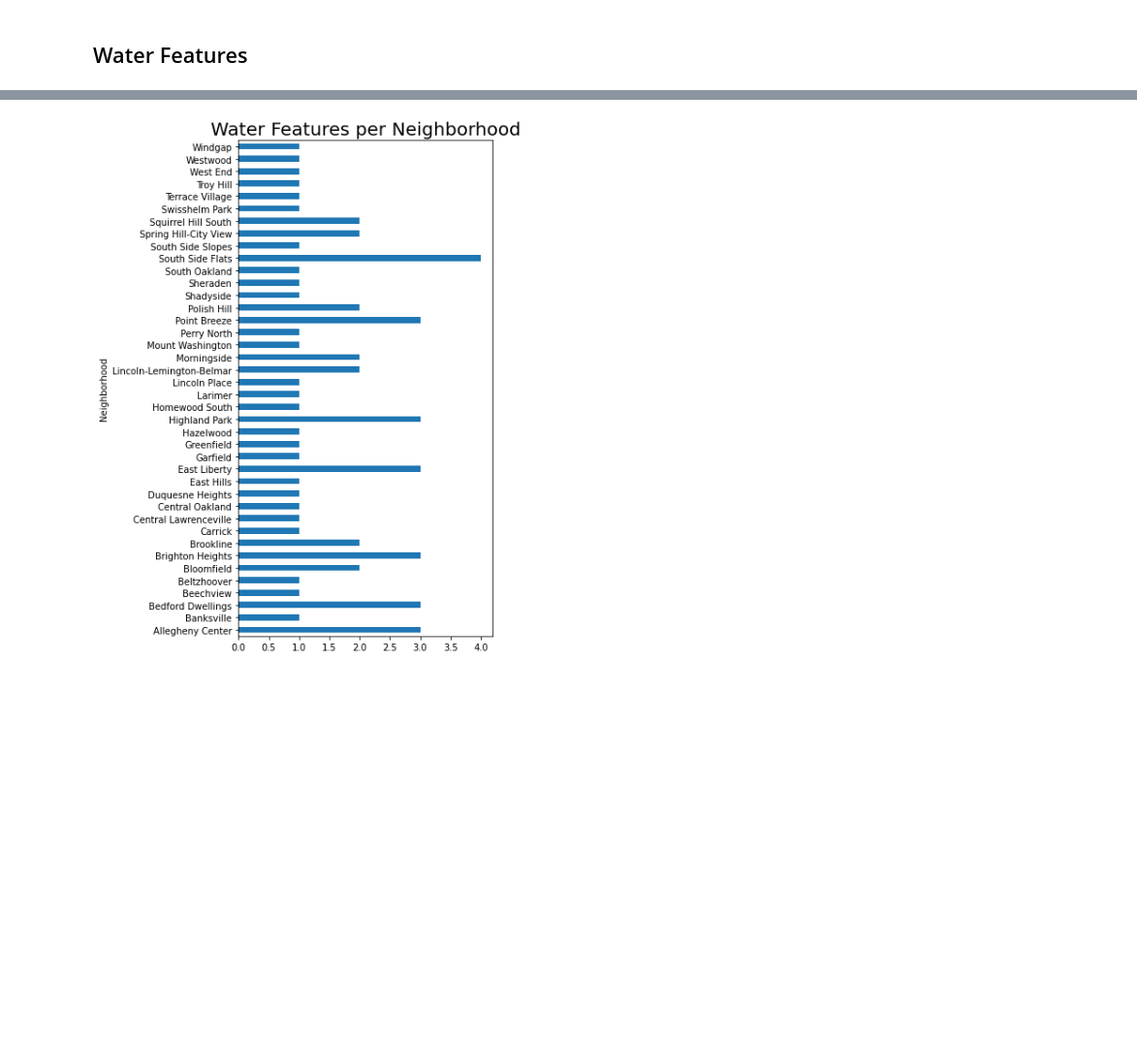
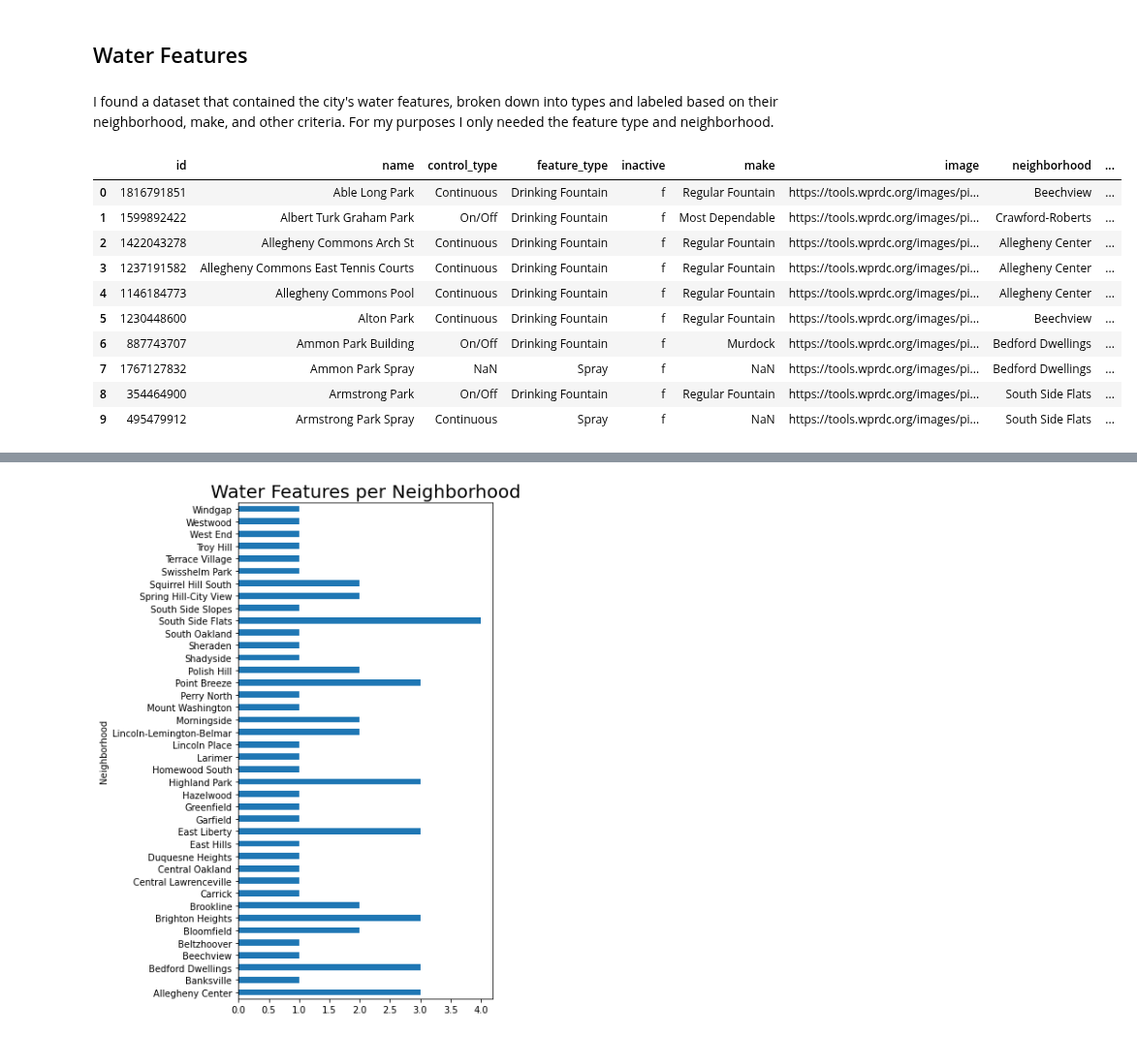
Before and after one commit to pjp401/CMPINF0010-Final-Project, a Jupyter notebook: FinalProject.ipynb, the cells around one changed output, grey strips where cells are left out. Shown at 97% size. Cells and saved outputs as stored; diff of their text form; code cells hidden in the pictures; blank space fills up the shorter version.

```diff
--- a/FinalProject.ipynb
+++ b/FinalProject.ipynb
@@ -36,12 +36,21 @@ trafficLights
 779 rows × 16 columns
 # %% [markdown]
 ## Water Features
+# %% [markdown]
+I found a dataset that contained the city's water features, broken down into types and labeled based on their neighborhood, make, and other criteria. For my purposes I only needed the feature type and neighborhood.
 # %%
 #https://data.wprdc.org/datastore/dump/513290a6-2bac-4e41-8029-354cbda6a7b7
 waterFeatures = pd.read_csv("https://data.wprdc.org/datastore/dump/513290a6-2bac-4e41-8029-354cbda6a7b7")
-#Filter out only spray parks
-query_mask = waterFeatures["feature_type"] != "Drinking Fountain"
-waterDecor = waterFeatures[query_mask]
-#Get number of fountains per neighborhood
-waterDecor = waterDecor['neighborhood'].value_counts()
-waterDecor = waterDecor.to_frame()
+waterFeatures.head(10)
+# %% [output]
+|  | id | name | control_type | feature_type | inactive | make | image | neighborhood | ... |
+| 0 | 1816791851 | Able Long Park | Continuous | Drinking Fountain | f | Regular Fountain | https://tools.wprdc.org/images/pi... | Beechview | ... |
+| 1 | 1599892422 | Albert Turk Graham Park | On/Off | Drinking Fountain | f | Most Dependable | https://tools.wprdc.org/images/pi... | Crawford-Roberts | ... |
+| 2 | 1422043278 | Allegheny Commons Arch St | Continuous | Drinking Fountain | f | Regular Fountain | https://tools.wprdc.org/images/pi... | Allegheny Center | ... |
+| 3 | 1237191582 | Allegheny Commons East Tennis Courts | Continuous | Drinking Fountain | f | Regular Fountain | https://tools.wprdc.org/images/pi... | Allegheny Center | ... |
+| 4 | 1146184773 | Allegheny Commons Pool | Continuous | Drinking Fountain | f | Regular Fountain | https://tools.wprdc.org/images/pi... | Allegheny Center | ... |
+| 5 | 1230448600 | Alton Park | Continuous | Drinking Fountain | f | Regular Fountain | https://tools.wprdc.org/images/pi... | Beechview | ... |
+| 6 | 887743707 | Ammon Park Building | On/Off | Drinking Fountain | f | Murdock | https://tools.wprdc.org/images/pi... | Bedford Dwellings | ... |
+| 7 | 1767127832 | Ammon Park Spray | NaN | Spray | f | NaN | https://tools.wprdc.org/images/pi... | Bedford Dwellings | ... |
+| 8 | 354464900 | Armstrong Park | On/Off | Drinking Fountain | f | Regular Fountain | https://tools.wprdc.org/images/pi... | South Side Flats | ... |
+| 9 | 495479912 | Armstrong Park Spray | Continuous | Spray | f | NaN | https://tools.wprdc.org/images/pi... | South Side Flats | ... |
```
Also changed, not shown: parts of 9 cells of this notebook.
